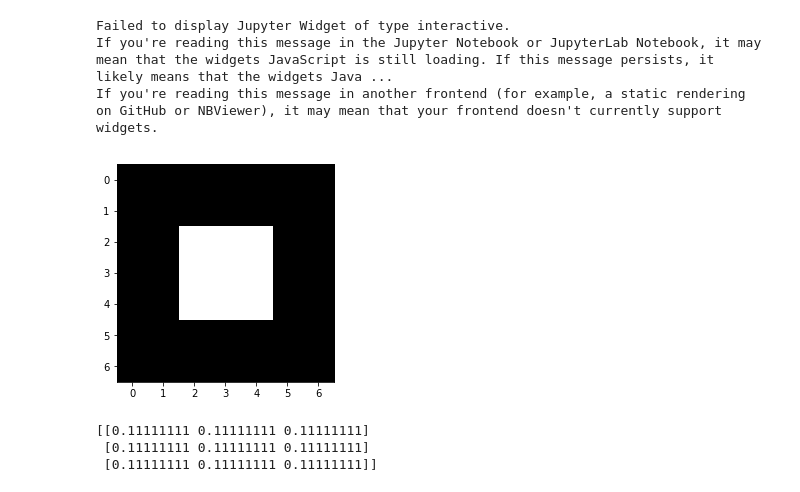
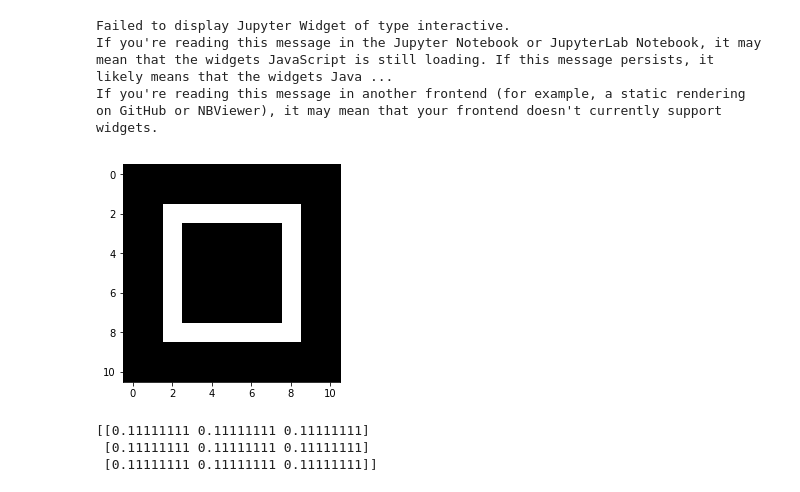
Before and after one commit to joe-of-all-trades/deep-learning-cv, a Jupyter notebook: week2/Convolution_Demo.ipynb, the cells around one changed output. Saved outputs shown, nothing was run; the diff lists cells and outputs as text; code cells hidden in the pictures.

```diff
--- a/week2/Convolution_Demo.ipynb
+++ b/week2/Convolution_Demo.ipynb
@@ -240,12 +249,12 @@ def interactive_convolution_demo(image, kernel, **kwargs):
     widgets.interact(stepper, i_step=step_slider)
 # %%
 import numpy as np
-
-bright_square = np.zeros((7, 7), dtype=float)
-bright_square[2:5, 2:5] = 1
+bright_square = np.zeros((11, 11), dtype=float)
+bright_square[2:9, 2:9] = 1
+bright_square[3:8, 3:8] = 0
 plt.imshow(bright_square);
 # %% [output]
-[figure, old version]
+[figure, new version]
 # %%
 mean_kernel = np.ones((3, 3), dtype=float)
 mean_kernel /= mean_kernel.size
```
Also changed, not shown: parts of 8 cells of this notebook.
